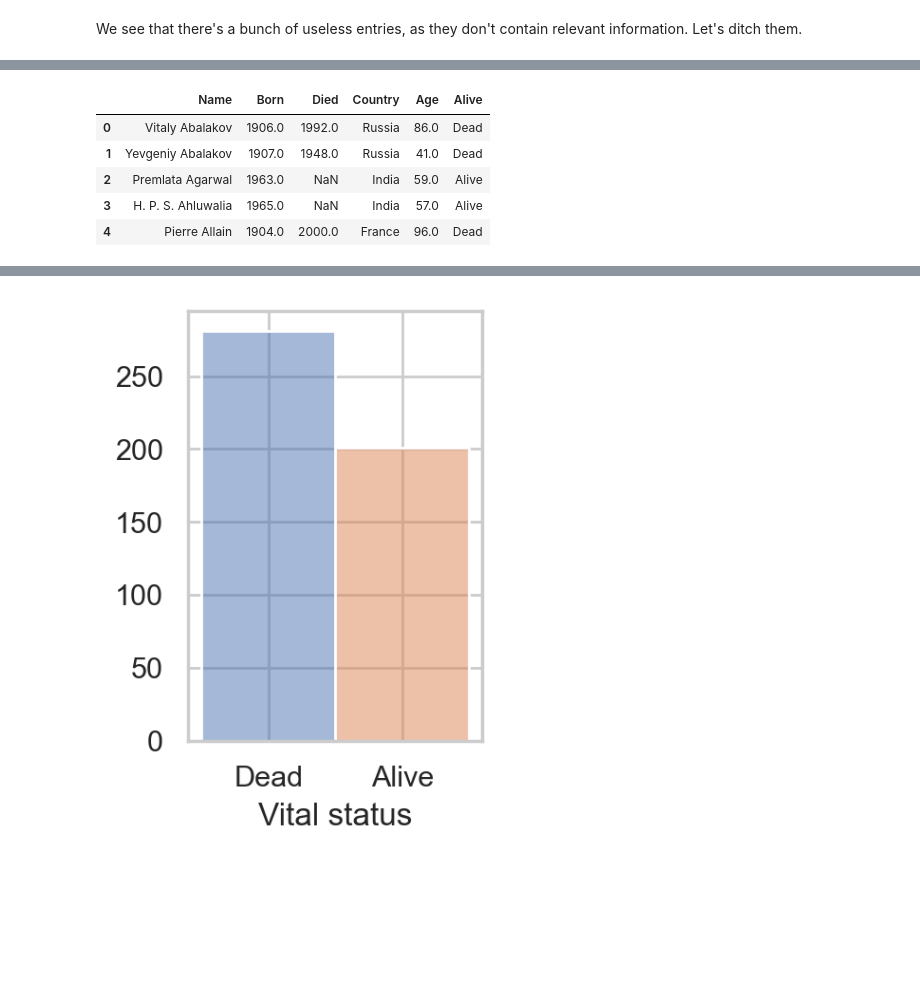
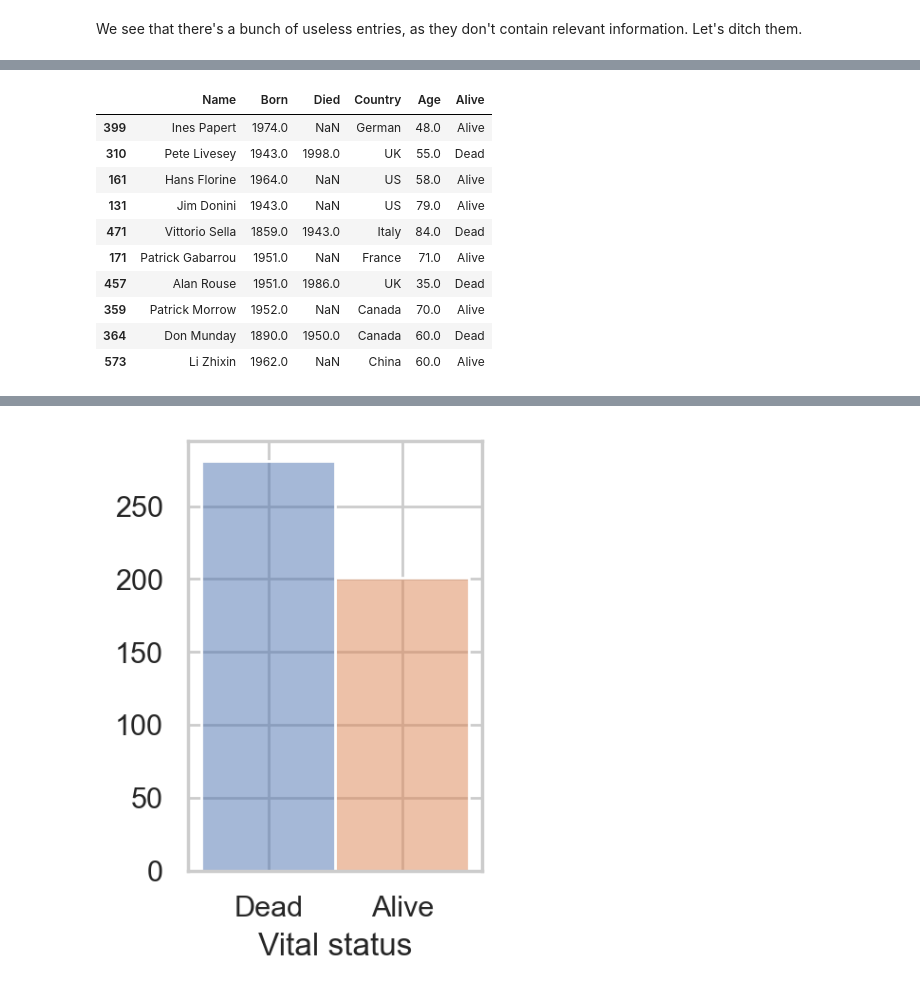
Before and after one commit to dmnkfr/mountaineers, a Jupyter notebook: mountaineers_wiki.ipynb, the cells around one changed output, grey strips where cells are left out. Drawn from its saved outputs; the diff is of its cells as text; code cells hidden in the pictures; blank space fills up the shorter version.

```diff
--- a/mountaineers_wiki.ipynb
+++ b/mountaineers_wiki.ipynb
@@ -265,17 +265,22 @@ Number of rows:  485
 # %%
 ## create column for vitality and age
 df["Alive"] = np.where(df['Age'].notna(), "Dead", "Alive")
 df.loc[df["Died"].isna(), "Age"] = 2022 - df["Born"]
 ## Clean too old one's (aka death year missing)
 df = df[df["Age"] < 105]
-df.head()
+df.sample(10)
 # %% [output]
 |  | Name | Born | Died | Country | Age | Alive |
-| 0 | Vitaly Abalakov | 1906.0 | 1992.0 | Russia | 86.0 | Dead |
-| 1 | Yevgeniy Abalakov | 1907.0 | 1948.0 | Russia | 41.0 | Dead |
-| 2 | Premlata Agarwal | 1963.0 | NaN | India | 59.0 | Alive |
-| 3 | H. P. S. Ahluwalia | 1965.0 | NaN | India | 57.0 | Alive |
-| 4 | Pierre Allain | 1904.0 | 2000.0 | France | 96.0 | Dead |
+| 399 | Ines Papert | 1974.0 | NaN | German | 48.0 | Alive |
+| 310 | Pete Livesey | 1943.0 | 1998.0 | UK | 55.0 | Dead |
+| 161 | Hans Florine | 1964.0 | NaN | US | 58.0 | Alive |
+| 131 | Jim Donini | 1943.0 | NaN | US | 79.0 | Alive |
+| 471 | Vittorio Sella | 1859.0 | 1943.0 | Italy | 84.0 | Dead |
+| 171 | Patrick Gabarrou | 1951.0 | NaN | France | 71.0 | Alive |
+| 457 | Alan Rouse | 1951.0 | 1986.0 | UK | 35.0 | Dead |
+| 359 | Patrick Morrow | 1952.0 | NaN | Canada | 70.0 | Alive |
+| 364 | Don Munday | 1890.0 | 1950.0 | Canada | 60.0 | Dead |
+| 573 | Li Zhixin | 1962.0 | NaN | China | 60.0 | Alive |
 # %%
 replacement_dict = {"Austrian": "Austria",
                     "Polish": "Poland",
```
Also changed, not shown: parts of 13 cells of this notebook.
